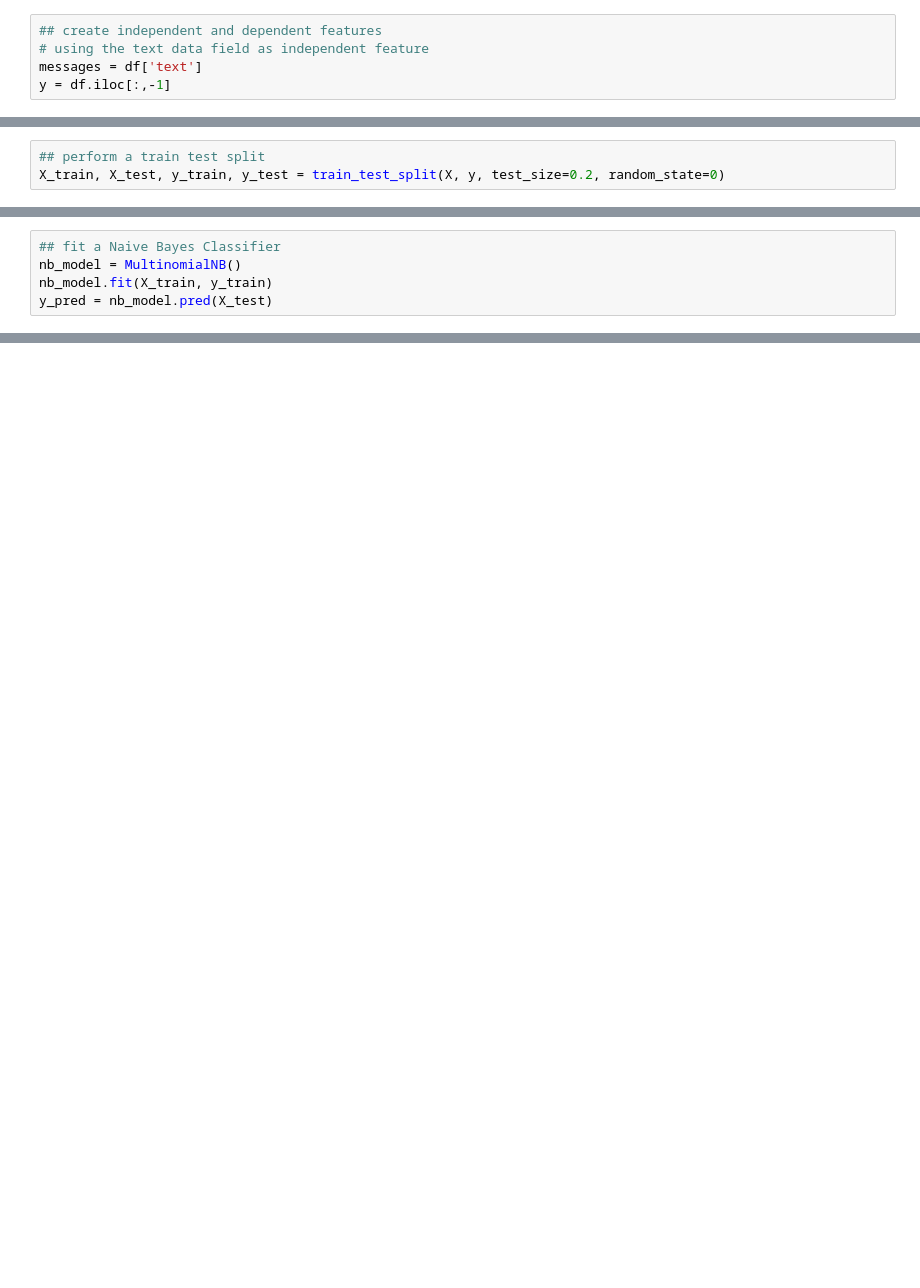
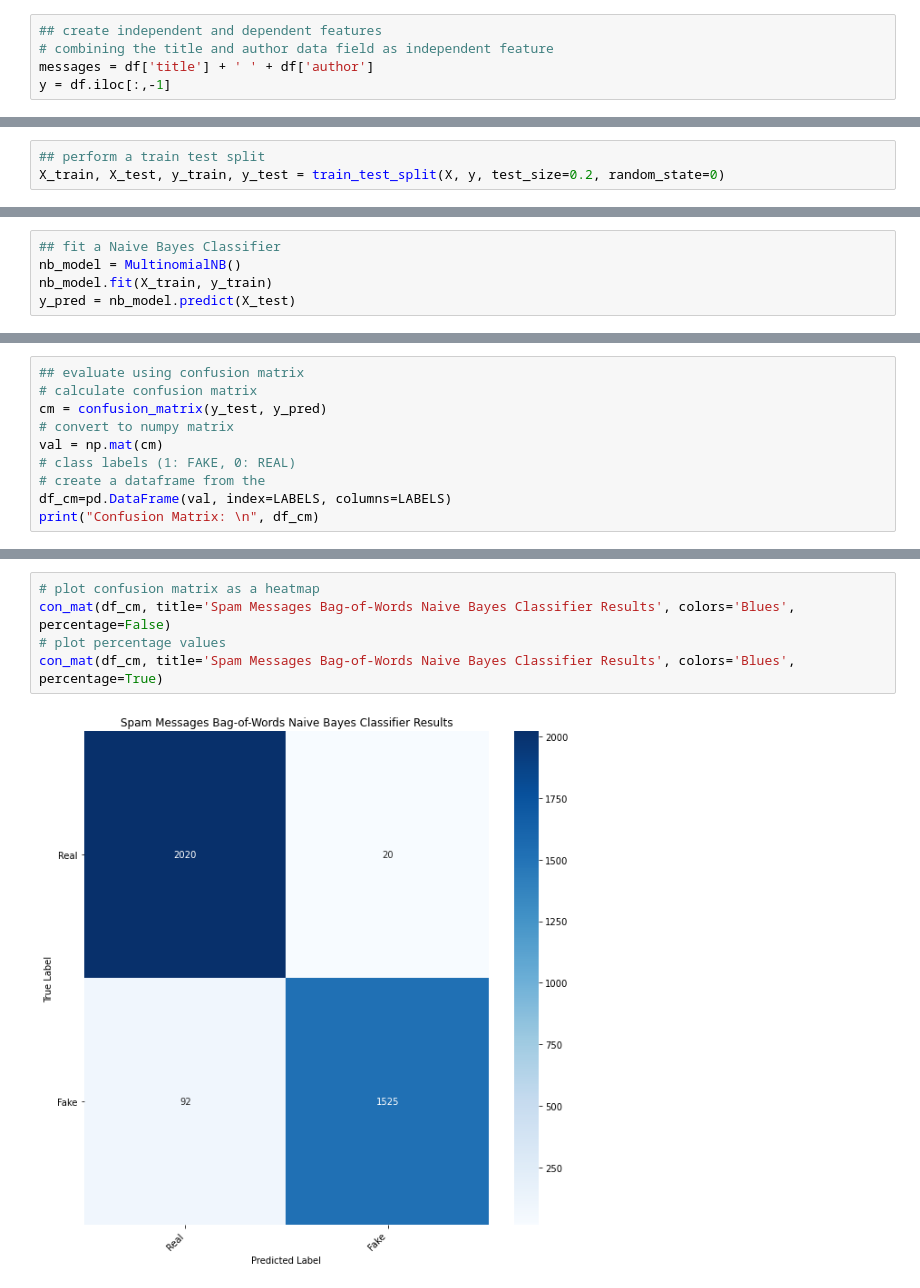
Before and after one commit to tahreemrasul/nlp, a Jupyter notebook: fake_news_classification.ipynb, the cells around one changed output, grey strips where cells are left out. Cells and saved outputs as stored; diff of their text form; blank space fills up the shorter version.

```diff
--- a/fake_news_classification.ipynb
+++ b/fake_news_classification.ipynb
@@ -44,5 +94,5 @@ df.head()
 # %%
 ## create independent and dependent features
-# using the text data field as independent feature
-messages = df['text']
+# combining the title and author data field as independent feature
+messages = df['title'] + ' ' + df['author']
 y = df.iloc[:,-1]
@@ -91,4 +177,4 @@ X_train, X_test, y_train, y_test = train_test_split(X, y, test_size=0.2, random_
 ## fit a Naive Bayes Classifier
 nb_model = MultinomialNB()
 nb_model.fit(X_train, y_train)
-y_pred = nb_model.pred(X_test)
+y_pred = nb_model.predict(X_test)
@@ -94,0 +186,10 @@ y_pred = nb_model.pred(X_test)
+# %%
+## evaluate using confusion matrix
+# calculate confusion matrix
+cm = confusion_matrix(y_test, y_pred)
+# convert to numpy matrix
+val = np.mat(cm)
+# class labels (1: FAKE, 0: REAL)
+# create a dataframe from the
+df_cm=pd.DataFrame(val, index=LABELS, columns=LABELS)
+print("Confusion Matrix: \n", df_cm)
@@ -94,0 +201,7 @@ y_pred = nb_model.pred(X_test)
+# %%
+# plot confusion matrix as a heatmap
+con_mat(df_cm, title='Spam Messages Bag-of-Words Naive Bayes Classifier Results', colors='Blues', percentage=False)
+# plot percentage values
+con_mat(df_cm, title='Spam Messages Bag-of-Words Naive Bayes Classifier Results', colors='Blues', percentage=True)
+# %% [output]
+[figure, added]
```
Also changed, not shown: parts of 44 cells of this notebook.
